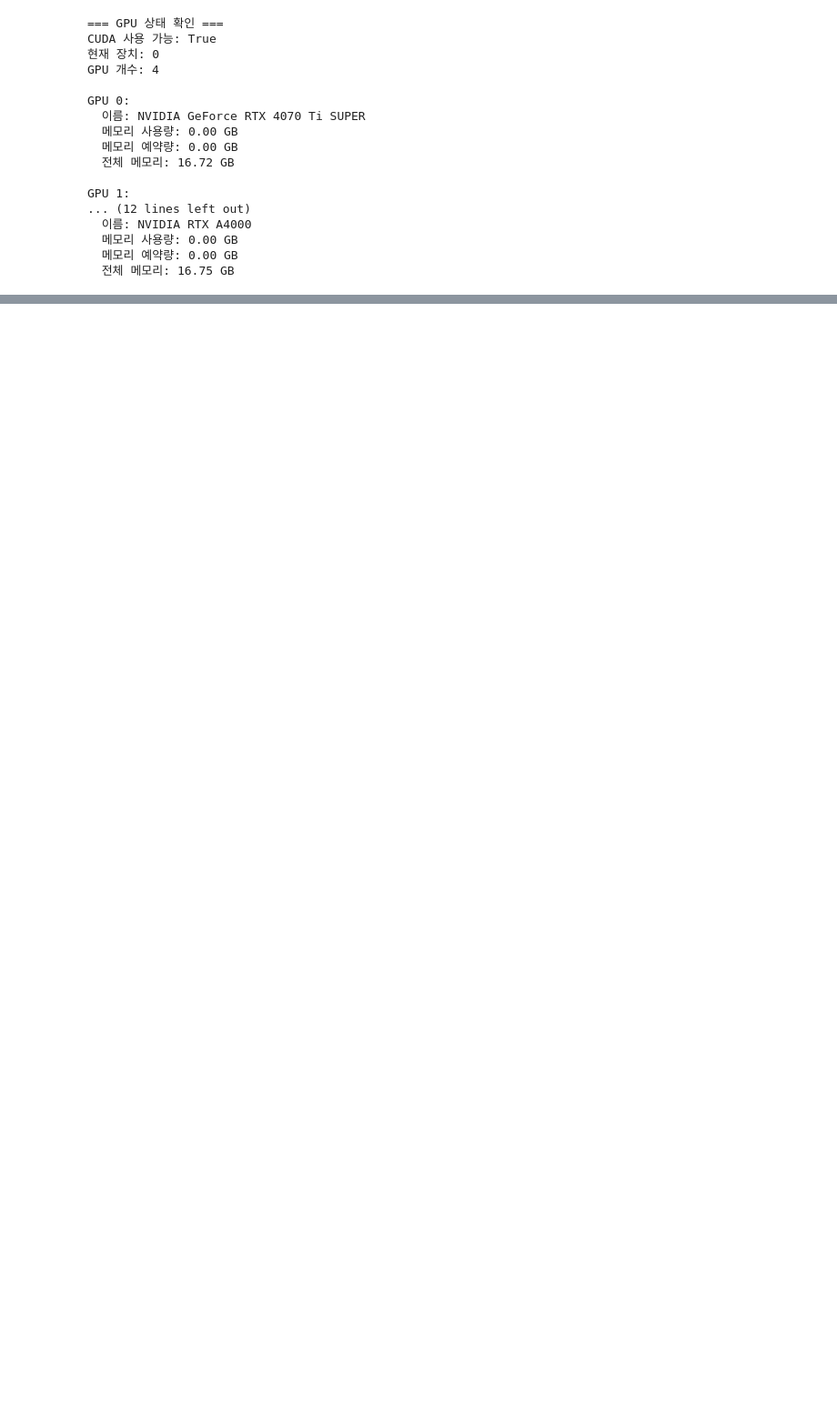
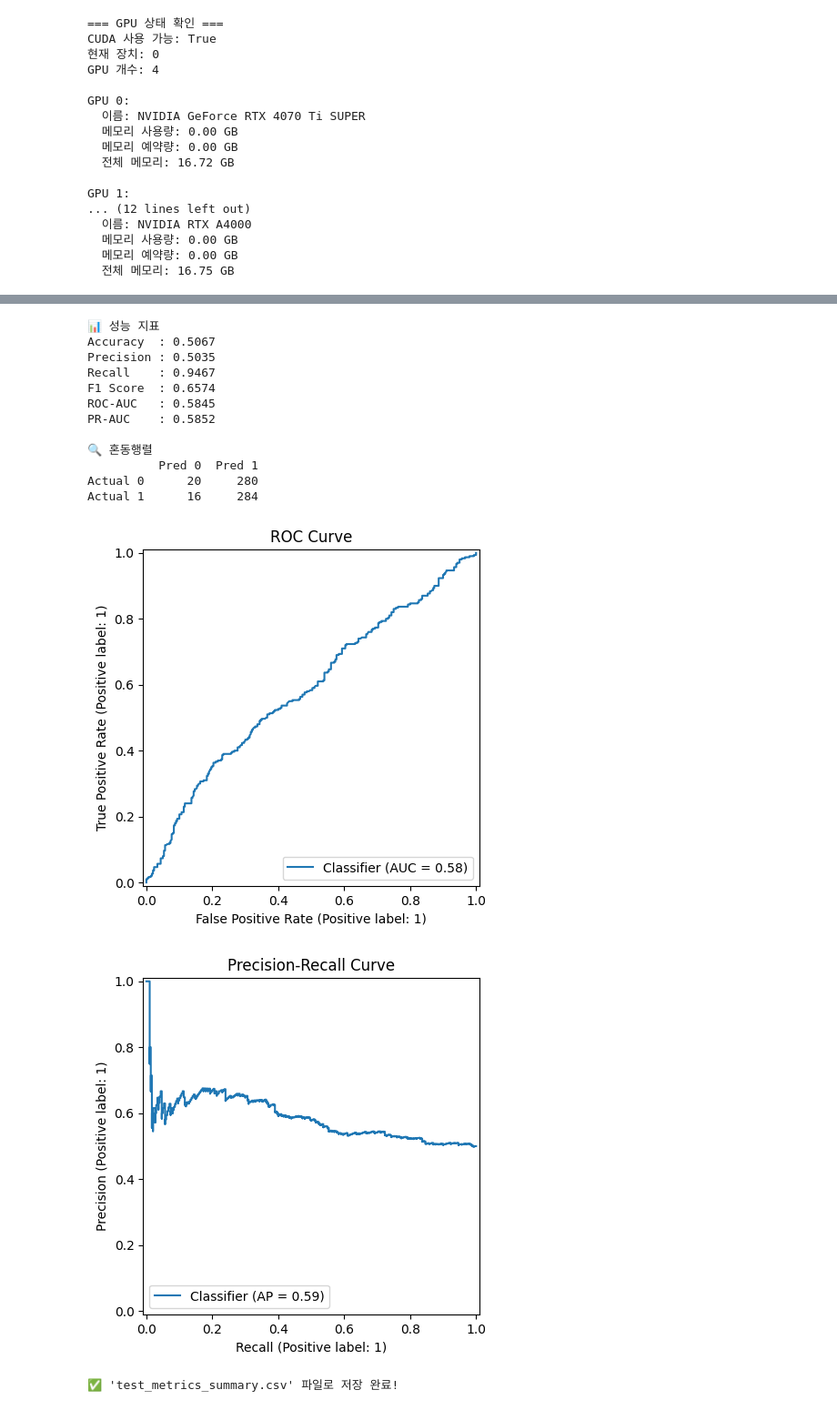
Before and after one commit to wikriwiki/MANAGER, a Jupyter notebook: run_model.ipynb, the cells around one changed output, grey strips where cells are left out. Shown at 91% size. Drawn from its saved outputs; the diff is of its cells as text; code cells hidden in the pictures; blank space fills up the shorter version.

```diff
--- a/run_model.ipynb
+++ b/run_model.ipynb
@@ -281,0 +1268,74 @@ print("모든 실험 과정 완료 및 데이터베이스 연결 종료.")
+# %%
+import pandas as pd
+import numpy as np
+import matplotlib.pyplot as plt
+from sklearn.metrics import (
+    accuracy_score, precision_score, recall_score, f1_score,
+    roc_auc_score, average_precision_score, confusion_matrix, RocCurveDisplay, PrecisionRecallDisplay
+)
+
+# --- 설정 ---
+CSV_PATH = "test_predictions.csv"  # CSV 파일 경로
+
+# --- 1. CSV 불러오기 ---
+df = pd.read_csv(CSV_PATH)
+
+if not {"actual_label", "final_prediction", "predicted_probability"}.issubset(df.columns):
+    raise ValueError("CSV 파일에 'actual_label', 'final_prediction', 'predicted_probability' 컬럼이 필요합니다.")
+
+y_true = df["actual_label"].astype(int)
+y_pred = df["final_prediction"].astype(int)
+y_prob = df["predicted_probability"].astype(float)
+
+# --- 2. 성능 지표 계산 ---
+metrics = {
+    "Accuracy": accuracy_score(y_true, y_pred),
+    "Precision": precision_score(y_true, y_pred, zero_division=0),
+    "Recall": recall_score(y_true, y_pred, zero_division=0),
+    "F1 Score": f1_score(y_true, y_pred, zero_division=0),
+    "ROC-AUC": roc_auc_score(y_true, y_prob),
+    "PR-AUC": average_precision_score(y_true, y_prob)
+}
+
+# --- 3. 혼동행렬 ---
+cm = confusion_matrix(y_true, y_pred)
+cm_df = pd.DataFrame(cm, index=["Actual 0", "Actual 1"], columns=["Pred 0", "Pred 1"])
+
+# --- 4. 결과 출력 ---
+print("\n📊 성능 지표")
+for k, v in metrics.items():
+    print(f"{k:<10}: {v:.4f}")
+
+print("\n🔍 혼동행렬")
+print(cm_df)
+
+# --- 5. ROC Curve ---
+RocCurveDisplay.from_predictions(y_true, y_prob)
+plt.title("ROC Curve")
+plt.show()
+
+# --- 6. Precision-Recall Curve ---
+PrecisionRecallDisplay.from_predictions(y_true, y_prob)
+plt.title("Precision-Recall Curve")
+plt.show()
+
+# --- 7. 지표를 CSV로 저장 ---
+metrics_df = pd.DataFrame([metrics])
+metrics_df.to_csv("test_metrics_summary.csv", index=False, encoding="utf-8")
+print("\n✅ 'test_metrics_summary.csv' 파일로 저장 완료!")
+# %% [output]
+📊 성능 지표
+Accuracy  : 0.5067
+Precision : 0.5035
+Recall    : 0.9467
+F1 Score  : 0.6574
+ROC-AUC   : 0.5845
+PR-AUC    : 0.5852
+
+🔍 혼동행렬
+          Pred 0  Pred 1
+Actual 0      20     280
+Actual 1      16     284
+[figure, added]
+[figure, added]
+✅ 'test_metrics_summary.csv' 파일로 저장 완료!
```
Also changed, not shown: parts of 13 cells of this notebook, 17 other files.
